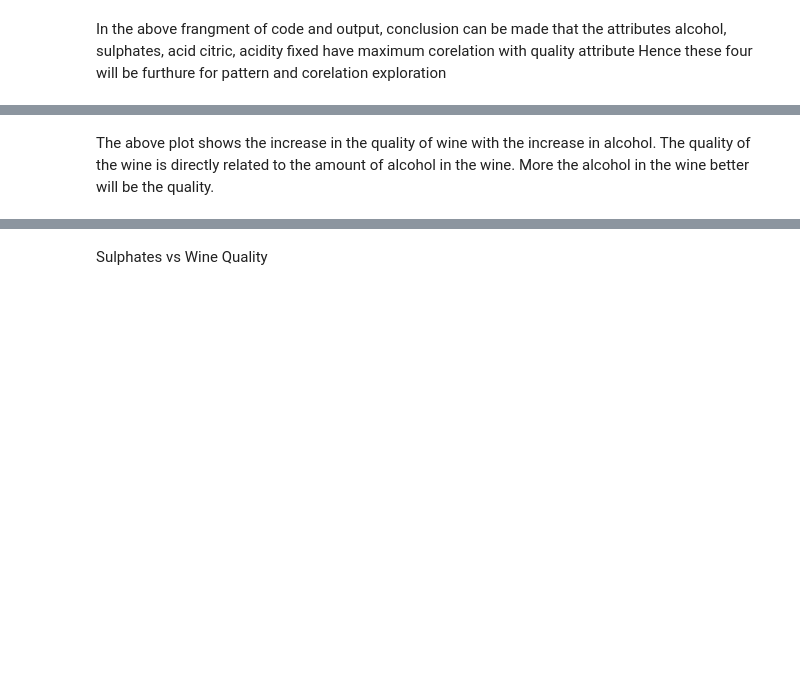
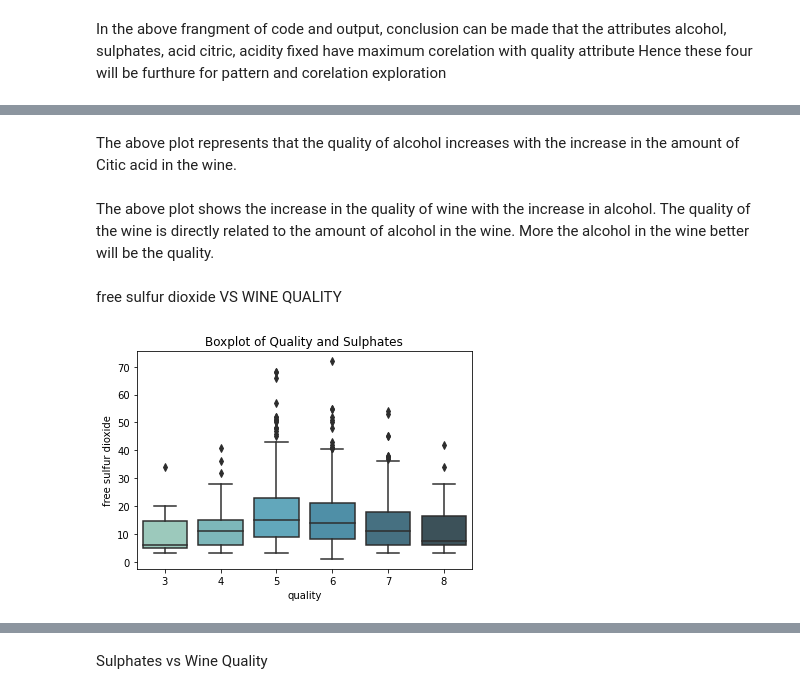
Before and after one commit to MayankSinha1995/Data-Trained-Practice-Project, a Jupyter notebook: Red Wine Quality.ipynb, the cells around one changed output, grey strips where cells are left out. Drawn from its saved outputs; the diff is of its cells as text; code cells hidden in the pictures; blank space fills up the shorter version.

```diff
--- a/Red Wine Quality.ipynb
+++ b/Red Wine Quality.ipynb
@@ -278,2 +297,12 @@ plt.show
+# %% [markdown]
+The above plot represents that the quality of alcohol increases with the increase in the amount of Citic acid in the wine.
 # %% [markdown]
 The above plot shows the increase in the quality of wine with the increase in alcohol. The quality of the wine is directly related to the amount of alcohol in the wine. More the alcohol in the wine better will be the quality.
+# %% [markdown]
+free sulfur dioxide VS WINE QUALITY
+# %%
+sns.boxplot(x="quality",y="free sulfur dioxide",data=data,palette="GnBu_d")
+plt.title("Boxplot of Quality and Sulphates")
+plt.show()
+# %% [output]
+[figure, added]
```
Also changed, not shown: parts of 22 cells of this notebook.
